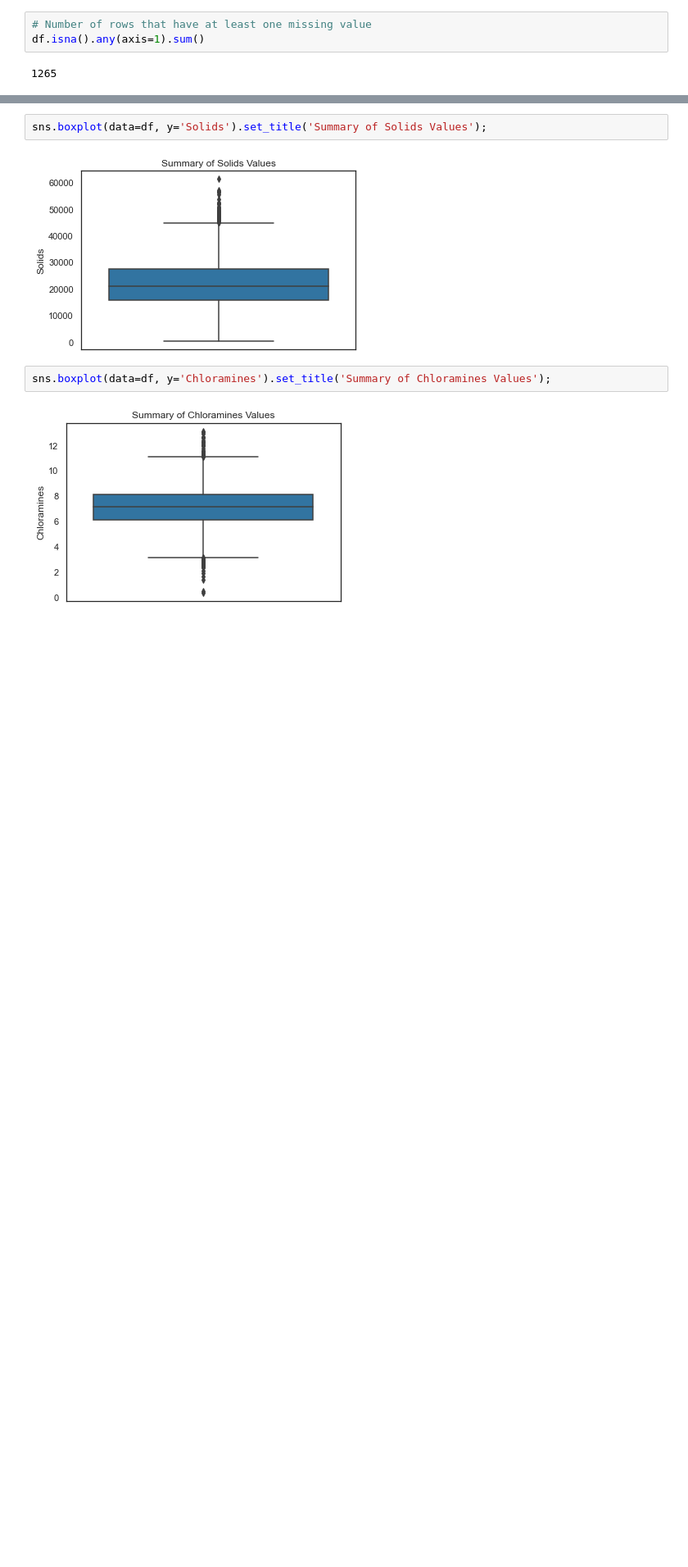
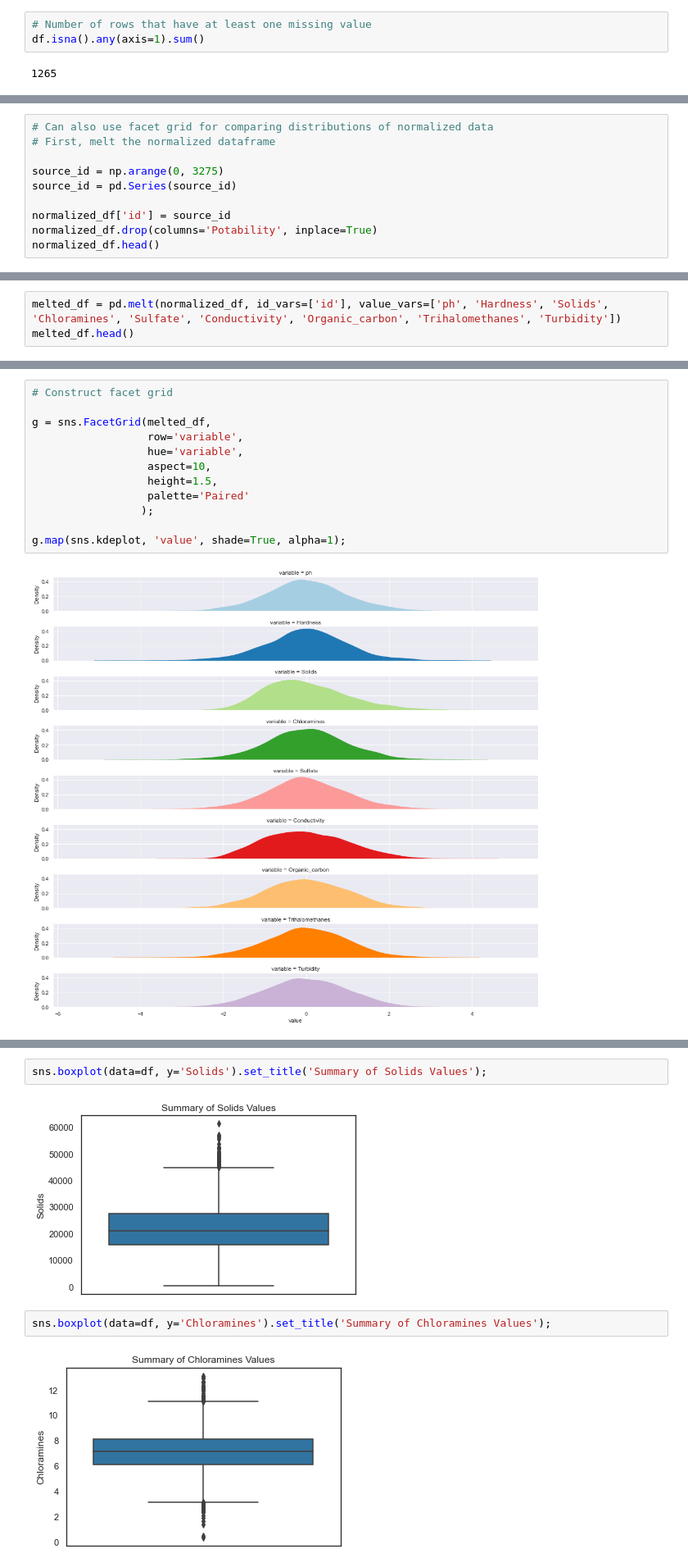
Before and after one commit to LucyDykhouse/data-solutions-capstone, a Jupyter notebook: Data Exploration.ipynb, the cells around one changed output, grey strips where cells are left out. Shown: that part at 82% size. Saved outputs shown, nothing was run; the diff lists cells and outputs as text; blank space fills up the shorter version.

Commit message:
Added comments to Data Exploration file

```diff
--- a/Data Exploration and Wrangling.ipynb
+++ b/Data Exploration.ipynb
@@ -237,3 +255,13 @@ plt.xlabel('Normalized Value')
 plt.legend(labels=['pH', 'Hardness', 'Solids', 'Chloramines', 'Sulfate', 'Conductivity', 'Organic_carbon', 'Trihalomethanes', 'Turbidity']);
 # %% [output]
 [figure]
+# %%
+# Can also use facet grid for comparing distributions of normalized data
+# First, melt the normalized dataframe
+
+source_id = np.arange(0, 3275)
+source_id = pd.Series(source_id)
+
+normalized_df['id'] = source_id
+normalized_df.drop(columns='Potability', inplace=True)
+normalized_df.head()
@@ -239,0 +275,3 @@ plt.legend(labels=['pH', 'Hardness', 'Solids', 'Chloramines', 'Sulfate', 'Conduc
+# %%
+melted_df = pd.melt(normalized_df, id_vars=['id'], value_vars=['ph', 'Hardness', 'Solids', 'Chloramines', 'Sulfate', 'Conductivity', 'Organic_carbon', 'Trihalomethanes', 'Turbidity'])
+melted_df.head()
@@ -240 +285,15 @@ plt.legend(labels=['pH', 'Hardness', 'Solids', 'Chloramines', 'Sulfate', 'Conduc
+# %%
+# Construct facet grid
+
+g = sns.FacetGrid(melted_df,
+                  row='variable',
+                  hue='variable',
+                  aspect=10,
+                  height=1.5,
+                  palette='Paired'
+                 );
+
+g.map(sns.kdeplot, 'value', shade=True, alpha=1);
+# %% [output]
+[figure, added]
 # %% [markdown]
```
Also changed, not shown: parts of 47 cells of this notebook.
